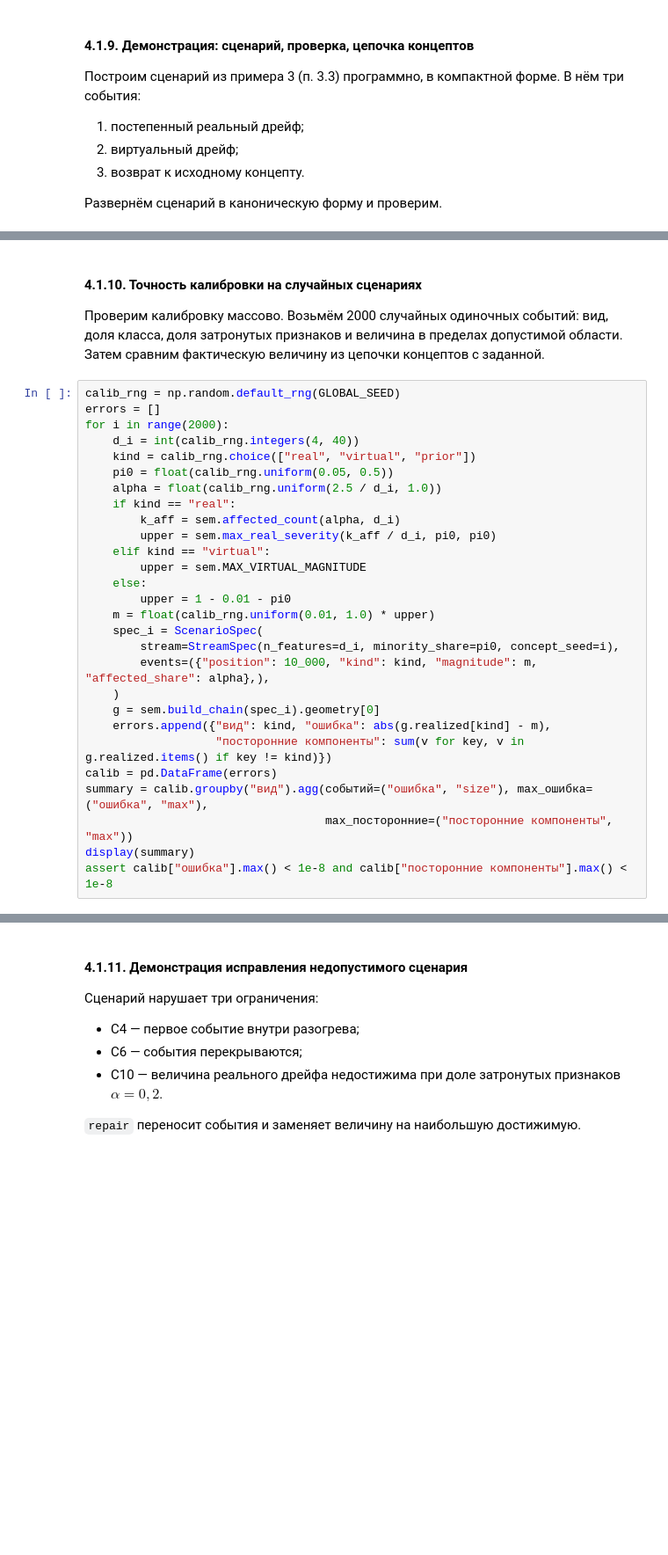
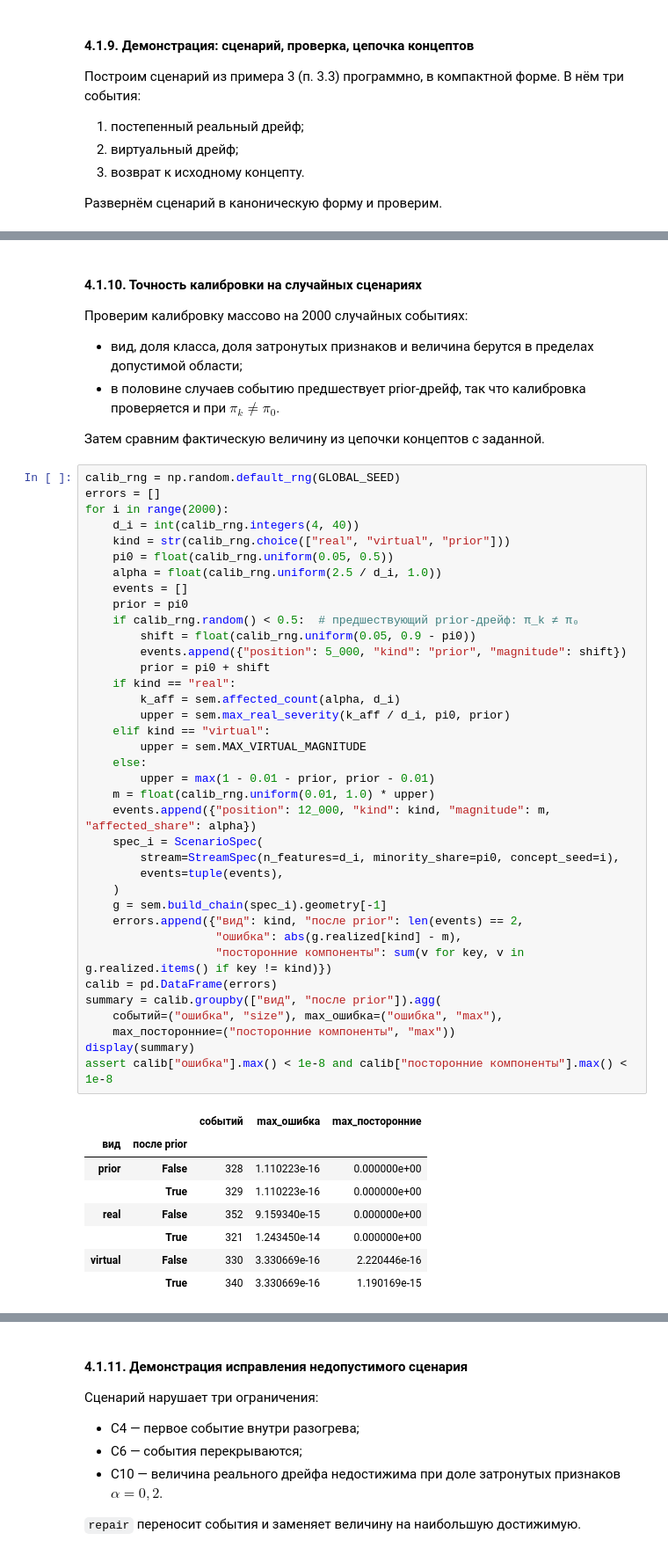
Before and after one commit to kolha733/Final-Project, a Jupyter notebook: vkr/VKR_Budaev_Garifzyanov.ipynb, the cells around one changed output, grey strips where cells are left out. Shown at 88% size. Saved outputs shown, nothing was run; the diff lists cells and outputs as text; blank space fills up the shorter version.

```diff
--- a/vkr/VKR_Budaev_Garifzyanov.ipynb
+++ b/vkr/VKR_Budaev_Garifzyanov.ipynb
@@ -3641,33 +4347,55 @@ assert chain.states[3].concept_id == chain.states[0].concept_id
 # %% [markdown]
 #### 4.1.10. Точность калибровки на случайных сценариях
 
-Проверим калибровку массово. Возьмём 2000 случайных одиночных событий: вид, доля класса, доля затронутых признаков и величина в пределах допустимой области. Затем сравним фактическую величину из цепочки концептов с заданной.
+Проверим калибровку массово на 2000 случайных событиях:
+- вид, доля класса, доля затронутых признаков и величина берутся в пределах допустимой области;
+- в половине случаев событию предшествует prior-дрейф, так что калибровка проверяется и при $\pi_k \ne \pi_0$.
+
+Затем сравним фактическую величину из цепочки концептов с заданной.
 # %%
 calib_rng = np.random.default_rng(GLOBAL_SEED)
 errors = []
 for i in range(2000):
     d_i = int(calib_rng.integers(4, 40))
-    kind = calib_rng.choice(["real", "virtual", "prior"])
+    kind = str(calib_rng.choice(["real", "virtual", "prior"]))
     pi0 = float(calib_rng.uniform(0.05, 0.5))
     alpha = float(calib_rng.uniform(2.5 / d_i, 1.0))
+    events = []
+    prior = pi0
+    if calib_rng.random() < 0.5:  # предшествующий prior-дрейф: π_k ≠ π₀
+        shift = float(calib_rng.uniform(0.05, 0.9 - pi0))
+        events.append({"position": 5_000, "kind": "prior", "magnitude": shift})
+        prior = pi0 + shift
     if kind == "real":
         k_aff = sem.affected_count(alpha, d_i)
-        upper = sem.max_real_severity(k_aff / d_i, pi0, pi0)
+        upper = sem.max_real_severity(k_aff / d_i, pi0, prior)
     elif kind == "virtual":
         upper = sem.MAX_VIRTUAL_MAGNITUDE
     else:
-        upper = 1 - 0.01 - pi0
+        upper = max(1 - 0.01 - prior, prior - 0.01)
     m = float(calib_rng.uniform(0.01, 1.0) * upper)
+    events.append({"position": 12_000, "kind": kind, "magnitude": m, "affected_share": alpha})
     spec_i = ScenarioSpec(
         stream=StreamSpec(n_features=d_i, minority_share=pi0, concept_seed=i),
-        events=({"position": 10_000, "kind": kind, "magnitude": m, "affected_share": alpha},),
+        events=tuple(events),
     )
-    g = sem.build_chain(spec_i).geometry[0]
-    errors.append({"вид": kind, "ошибка": abs(g.realized[kind] - m),
+    g = sem.build_chain(spec_i).geometry[-1]
+    errors.append({"вид": kind, "после prior": len(events) == 2,
+                   "ошибка": abs(g.realized[kind] - m),
                    "посторонние компоненты": sum(v for key, v in g.realized.items() if key != kind)})
 calib = pd.DataFrame(errors)
-summary = calib.groupby("вид").agg(событий=("ошибка", "size"), max_ошибка=("ошибка", "max"),
-                                   max_посторонние=("посторонние компоненты", "max"))
+summary = calib.groupby(["вид", "после prior"]).agg(
+    событий=("ошибка", "size"), max_ошибка=("ошибка", "max"),
+    max_посторонние=("посторонние компоненты", "max"))
 display(summary)
 assert calib["ошибка"].max() < 1e-8 and calib["посторонние компоненты"].max() < 1e-8
+# %% [output]
+|  |  | событий | max_ошибка | max_посторонние |
+| вид | после prior |  |  |  |
+| prior | False | 328 | 1.110223e-16 | 0.000000e+00 |
+|  | True | 329 | 1.110223e-16 | 0.000000e+00 |
+| real | False | 352 | 9.159340e-15 | 0.000000e+00 |
+|  | True | 321 | 1.243450e-14 | 0.000000e+00 |
+| virtual | False | 330 | 3.330669e-16 | 2.220446e-16 |
+|  | True | 340 | 3.330669e-16 | 1.190169e-15 |
 # %% [markdown]
```
Also changed, not shown: parts of 66 cells of this notebook, 34 other files.
